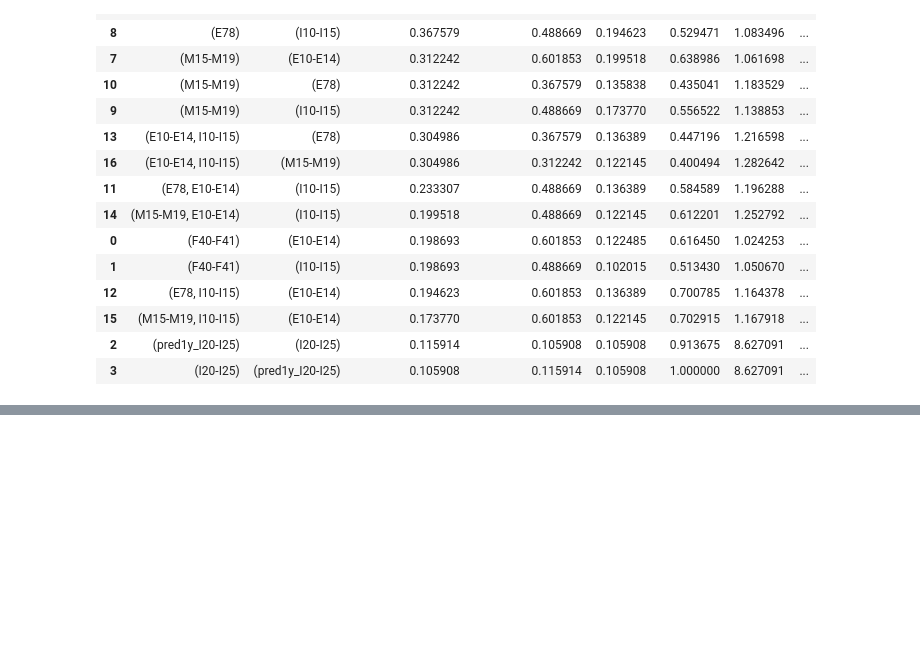
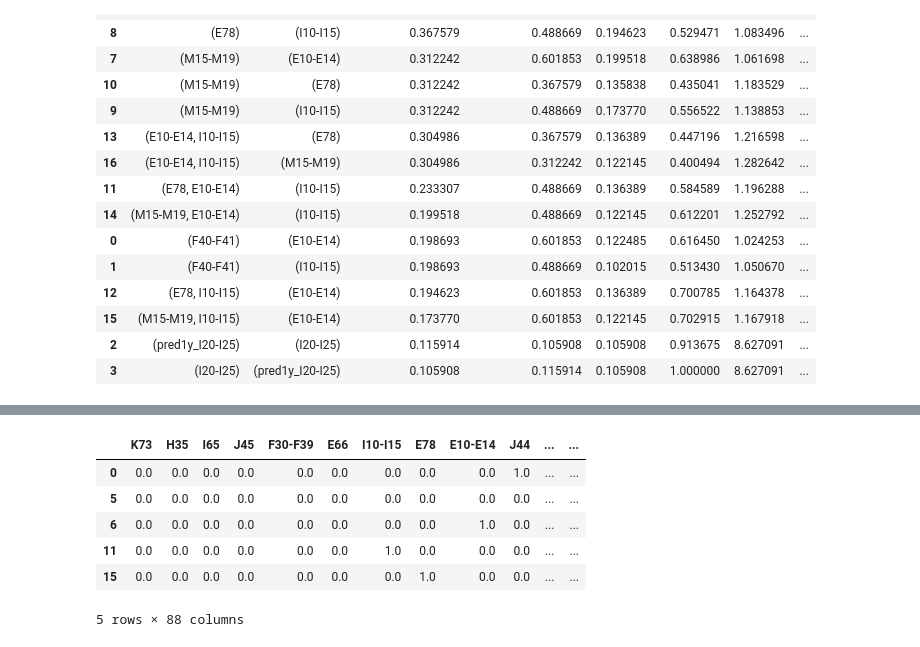
Before and after one commit to miguelzpresa/Hackathon-CAMDA-Diabetes-2024, a Jupyter notebook: apriori.ipynb, the cells around one changed output, grey strips where cells are left out. Drawn from its saved outputs; the diff is of its cells as text; code cells hidden in the pictures; blank space fills up the shorter version.

```diff
--- a/apriori.ipynb
+++ b/apriori.ipynb
@@ -304,0 +368,5 @@ rules.sort_values(by=["antecedent support","consequents"],ascending=[False,False
+# %%
+v12 = dfc[(dfc['v_o_id']>0) & (dfc['v_o_id'] <=2)]
+
+v12 = v12.iloc[:,4:-1]
+v12 = v12.fillna(0)
@@ -305 +397,11 @@ rules.sort_values(by=["antecedent support","consequents"],ascending=[False,False
+# %%
+v12.head(5)
+# %% [output]
+|  | K73 | H35 | I65 | J45 | F30-F39 | E66 | I10-I15 | E78 | E10-E14 | J44 | ... | ... |
+| 0 | 0.0 | 0.0 | 0.0 | 0.0 | 0.0 | 0.0 | 0.0 | 0.0 | 0.0 | 1.0 | ... | ... |
+| 5 | 0.0 | 0.0 | 0.0 | 0.0 | 0.0 | 0.0 | 0.0 | 0.0 | 0.0 | 0.0 | ... | ... |
+| 6 | 0.0 | 0.0 | 0.0 | 0.0 | 0.0 | 0.0 | 0.0 | 0.0 | 1.0 | 0.0 | ... | ... |
+| 11 | 0.0 | 0.0 | 0.0 | 0.0 | 0.0 | 0.0 | 1.0 | 0.0 | 0.0 | 0.0 | ... | ... |
+| 15 | 0.0 | 0.0 | 0.0 | 0.0 | 0.0 | 0.0 | 0.0 | 1.0 | 0.0 | 0.0 | ... | ... |
+5 rows × 88 columns
 # %%
```
Also changed, not shown: parts of 15 cells of this notebook.
